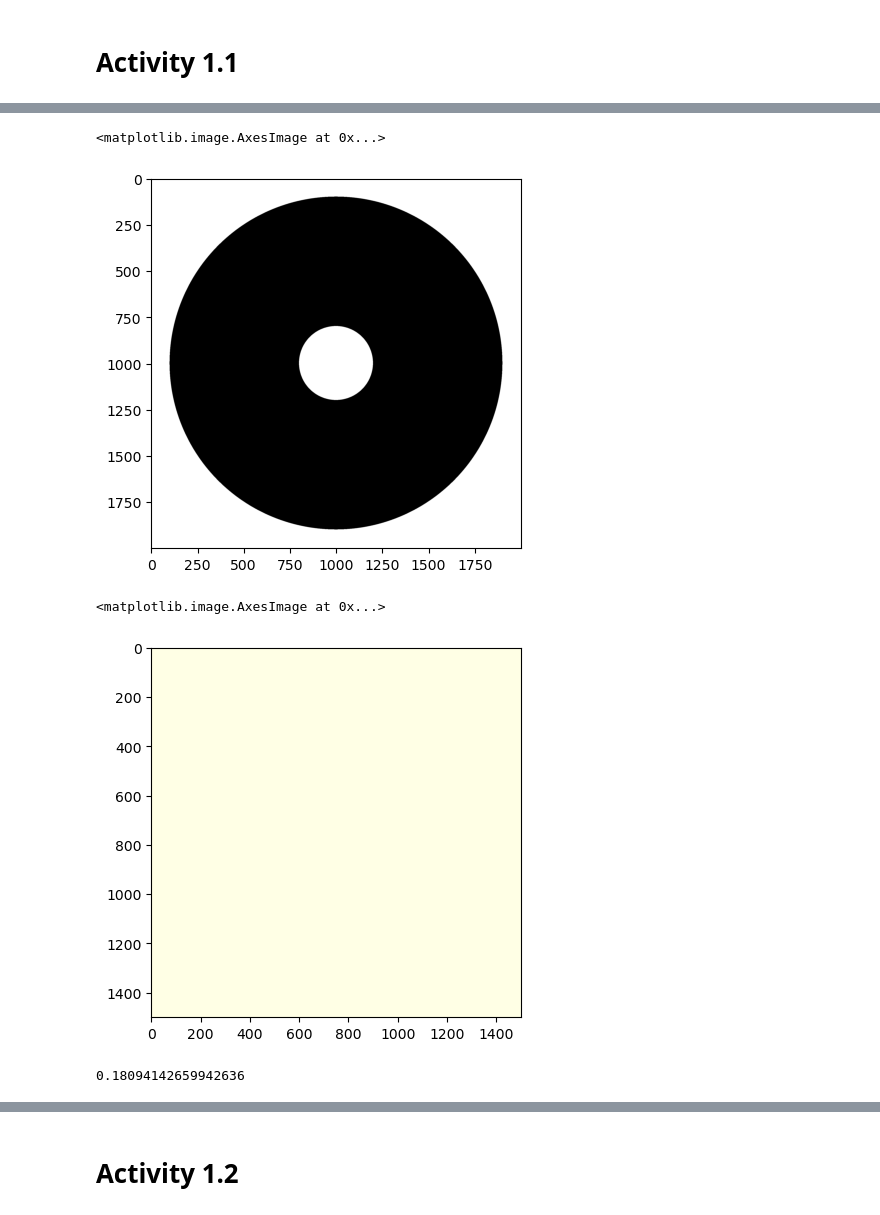
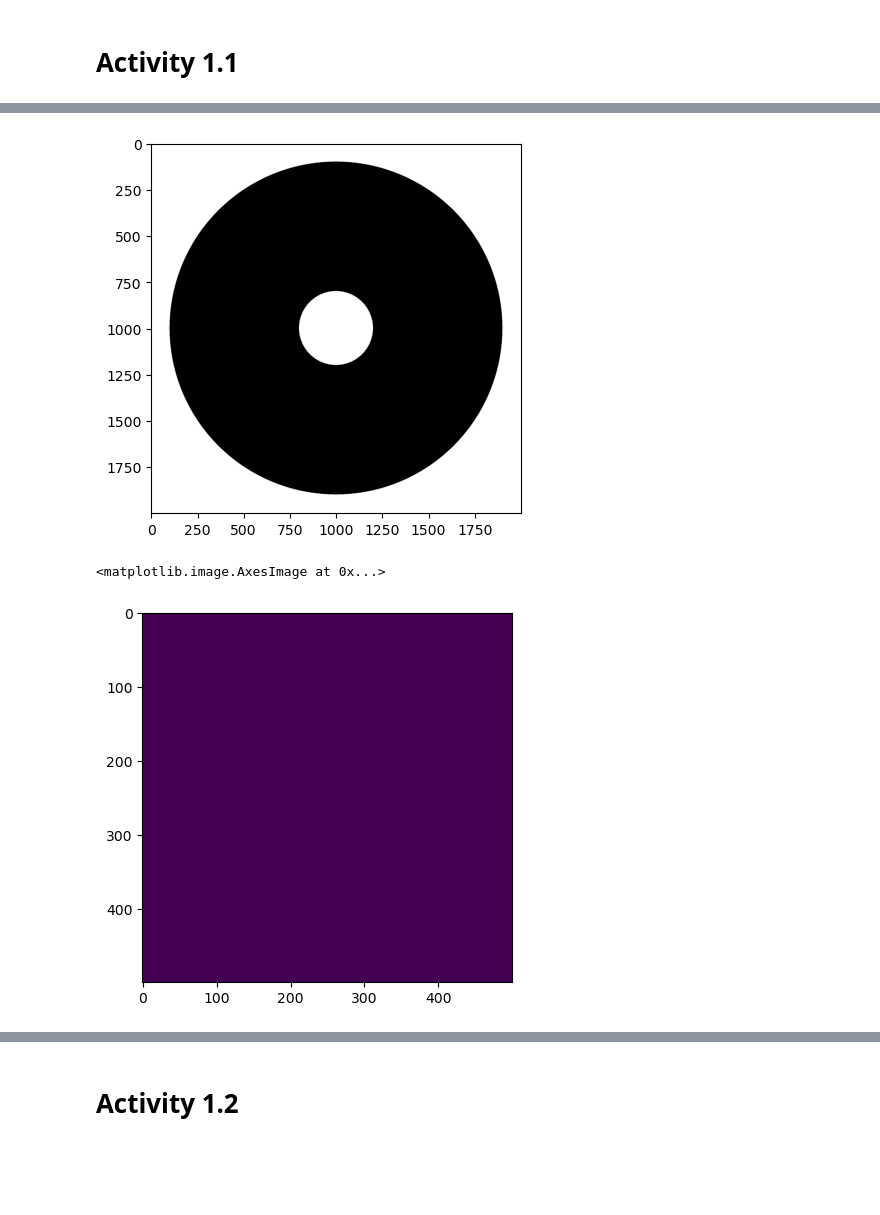
Before and after one commit to genvert/AP_157_FX-2_Vertudez, a Jupyter notebook: Activity 1/Activity 1.ipynb, the cells around one changed output, grey strips where cells are left out. Cells and saved outputs as stored; diff of their text form; code cells hidden in the pictures; blank space fills up the shorter version.

Commit message:
saved images

```diff
--- a/Activity 1/Activity 1.ipynb
+++ b/Activity 1/Activity 1.ipynb
@@ -47,28 +54,55 @@ A[np.where(R<0.9)] = 1.0       # set radius of 0.9 to 1 to create a disk
 A[np.where(R<0.2)] = 0.0       # set radius of 0.2 back to 0 to punch a hole in the middle
 
 plt.imshow(A, cmap='gray_r')
+plt.imsave('annulus.jpg',A,cmap='gray')
+plt.imsave('annulus.png',A,cmap='gray')
+plt.imsave('annulus.bmp',A,cmap='gray')
+plt.imsave('annulus.tiff',A,cmap='gray')
 # %% [output]
-<matplotlib.image.AxesImage at 0x...>
 [figure]
 # %%
-N = 1500 #the higher num is the finer
+N = 500 #the higher num is the finer
 x = np.linspace(-1,1,num = N)
 y = x
 
 X,Y = np.meshgrid(x,y)
+Rd = np.ones((N,N))
+Gn = np.ones((N,N))
+Bl = np.ones((N,N))
+
 R = np.sqrt(X**2 + Y**2)
 A = np.zeros(np.shape(R))
 
-corners = (2/1500)*sqrt((125**2)+( (125*(sqrt(3) - 1))/(sqrt(3)) )**2)
-
-A[np.where(R == corners)] = 1.0
-
-plt.imshow(A, cmap='YlOrBr')
+plt.imshow(A)
 # %% [output]
 <matplotlib.image.AxesImage at 0x...>
-[figure, old version]
+[figure, new version]
 # %%
-corners
+# i still don't understand this code. i just copied and tried it. i will get back to this.
+def space(plots, occupied):
+    coord = plots
+    colors = ["white" if k == 0 else "yellow" for k in occupied.values()]
+
+    # Horizontal coordinates array
+    hcoord = [c[0] for c in coord]
+
+    # Vertical coordinates array
+    vcoord = [2.*sin(radians(60))*(c[1]-c[2])/3. for c in coord]
+
+
+    fig, ax = plt.subplots(1, figsize=(8,8))
+    ax.set_aspect('equal')
+
+
+    for i, j, k in zip(hcoord, vcoord, colors):
+        color = k[0]
+        hex = RegularPolygon((i, j), numVertices=6, radius=2./3,
+                             orientation=radians(30), facecolor = color,
+                             alpha=0.3, edgecolor='k')
+        ax.add_patch(hex)
+
+
+    ax.scatter(hcoord, vcoord, alpha=0)
+
+    plt.show()
-# %% [output]
-0.18094142659942636
 # %%
```
Also changed, not shown: parts of 6 cells of this notebook, 17 other files.
